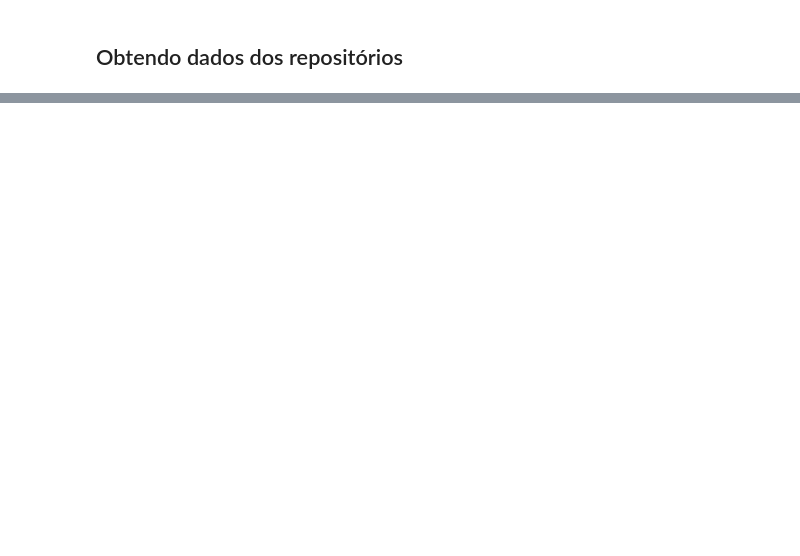
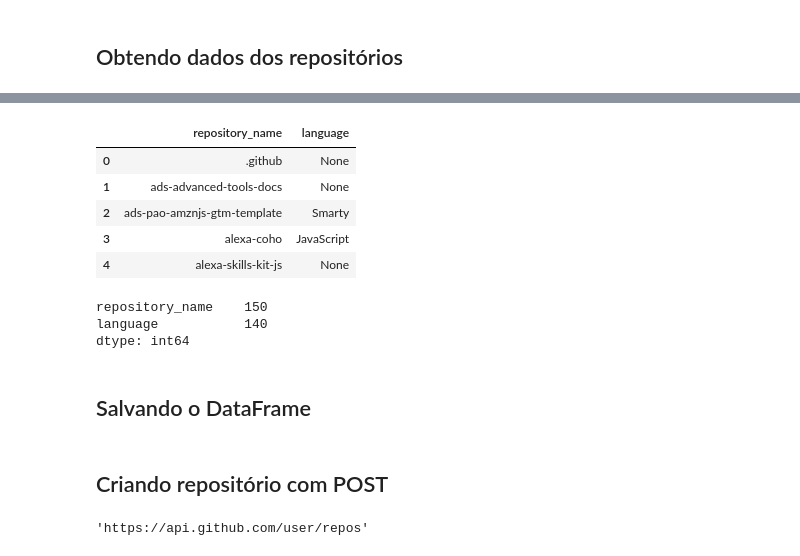
Before and after one commit to CaiqueMascanha/requests, a Jupyter notebook: linguagens_repos.ipynb, the cells around one changed output, grey strips where cells are left out. Saved outputs shown, nothing was run; the diff lists cells and outputs as text; code cells hidden in the pictures; blank space fills up the shorter version.

```diff
--- a/linguagens_repos.ipynb
+++ b/linguagens_repos.ipynb
@@ -54,0 +181,17 @@ url = f'{api_base_url}/users/{owner}/repos'
+# %%
+dados_amz.head()
+# %% [output]
+|  | repository_name | language |
+| 0 | .github | None |
+| 1 | ads-advanced-tools-docs | None |
+| 2 | ads-pao-amznjs-gtm-template | Smarty |
+| 3 | alexa-coho | JavaScript |
+| 4 | alexa-skills-kit-js | None |
+# %%
+dados_amz.count()
+# %% [output]
+repository_name    150
+language           140
+dtype: int64
+# %% [markdown]
+## Salvando o DataFrame
@@ -54,0 +200,9 @@ url = f'{api_base_url}/users/{owner}/repos'
+# %% [markdown]
+## Criando repositório com POST
+# %%
+api_base_url = 'https://api.github.com'
+url = f'{api_base_url}/user/repos'
+
+url
+# %% [output]
+'https://api.github.com/user/repos'
```
Also changed, not shown: parts of 40 cells of this notebook, 6 other files.
